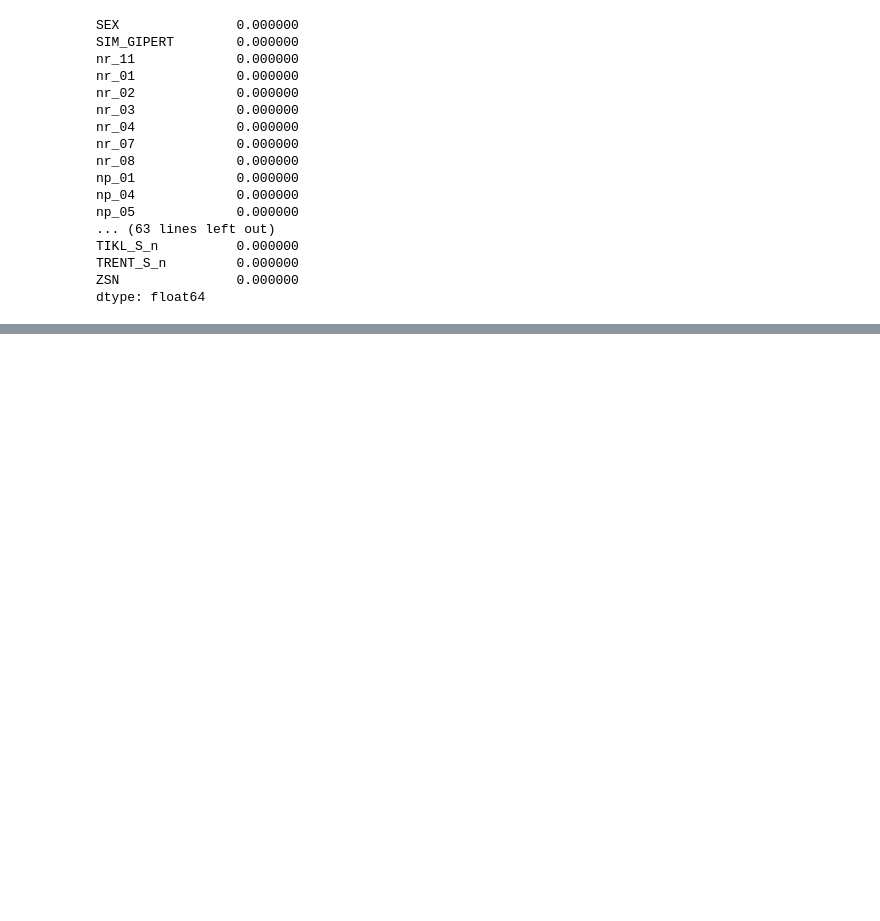
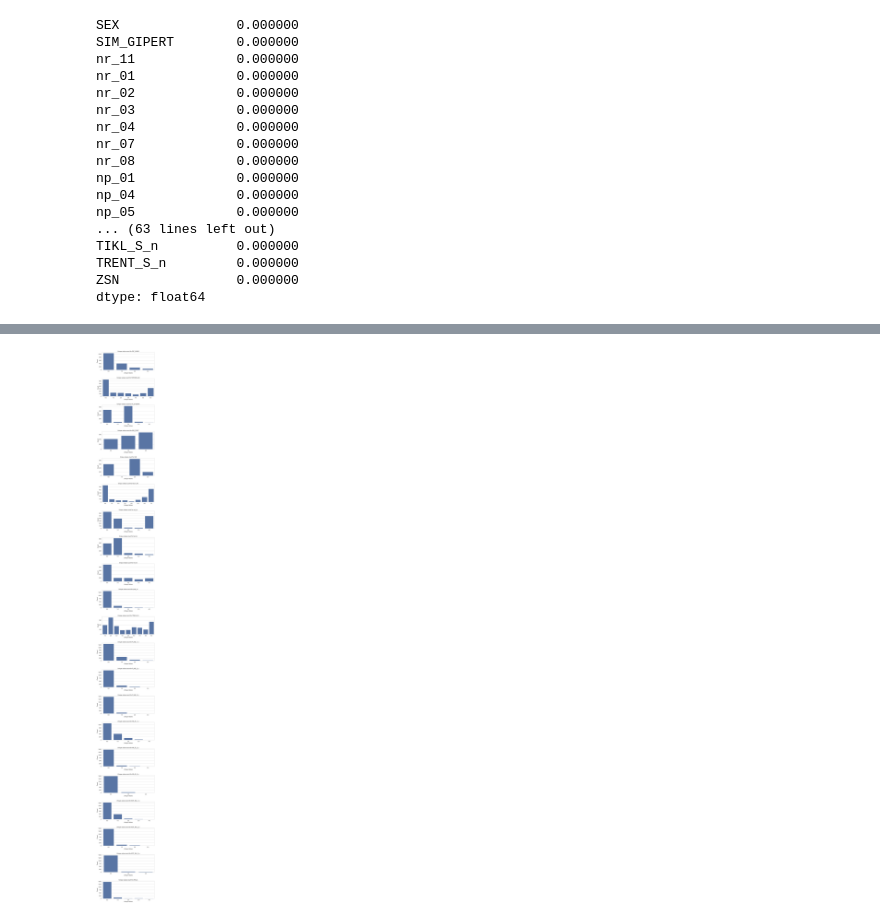
Before and after one commit to saurabh-112000/Myocardial-Infarction-Prediction, a Jupyter notebook: notebook/EDA.ipynb, the cells around one changed output, grey strips where cells are left out. Saved outputs shown, nothing was run; the diff lists cells and outputs as text; code cells hidden in the pictures; blank space fills up the shorter version.

```diff
--- a/notebook/EDA.ipynb
+++ b/notebook/EDA.ipynb
@@ -553,0 +588,19 @@ dtype: float64
+# %%
+unique_value_counts = {}
+for column in df_cat_ordinal.columns:
+    unique_value_counts[column] = df_cat_ordinal[column].value_counts()
+
+
+num_cols = len(df_cat_ordinal.columns)
+fig, axes = plt.subplots(num_cols, 1, figsize=(6, 5*num_cols), sharex=False)
+plt.subplots_adjust(hspace=0.5)
+
+for i, (column, counts) in enumerate(unique_value_counts.items()):
+    sns.barplot(x=counts.index, y=counts.values, ax=axes[i])
+    axes[i].set_title(f'Unique values count for {column}')
+    axes[i].set_xlabel('Unique Values')
+    axes[i].set_ylabel('Count')
+
+plt.show()
+# %% [output]
+[figure, added]
```
Also changed, not shown: parts of 3 cells of this notebook, 2 other files.
